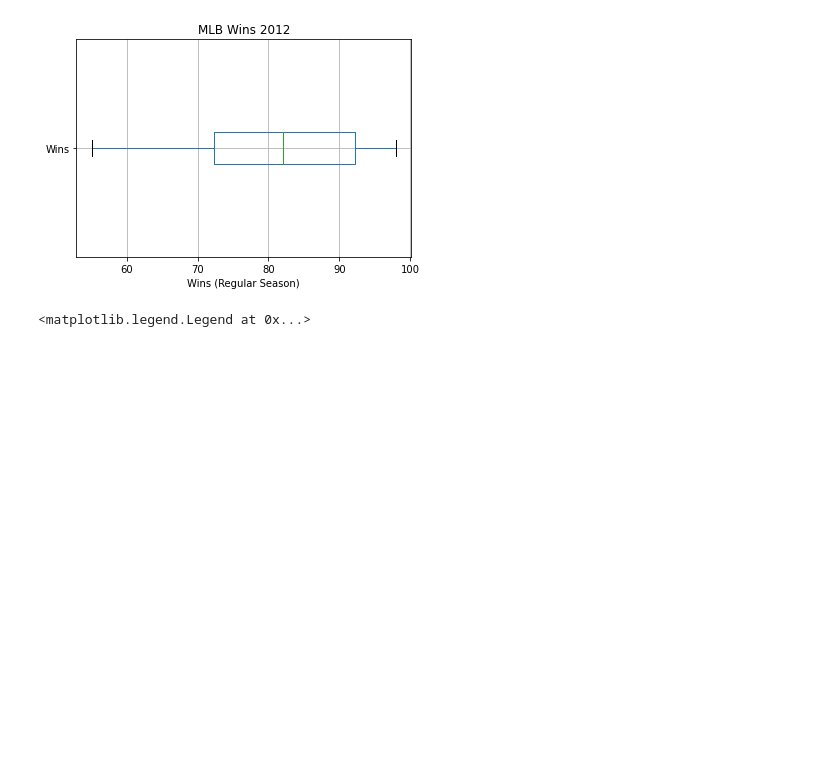
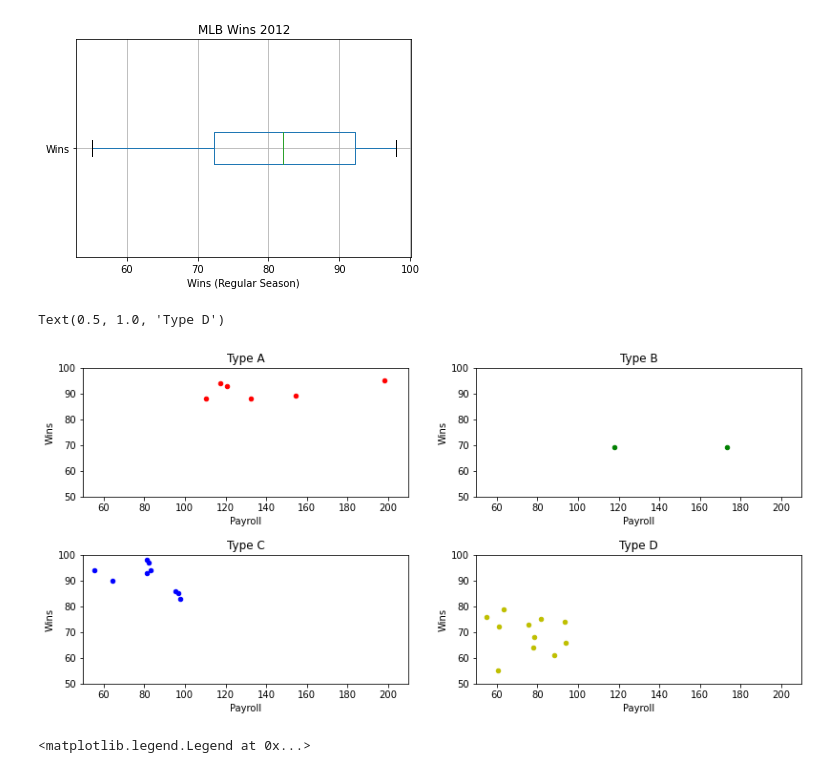
Before and after one commit to kabirjs/MLB-2012-Payroll-vs-Winrate-Analysis-, a Jupyter notebook: JupCode.ipynb, the cells around one changed output. Drawn from its saved outputs; the diff is of its cells as text; code cells hidden in the pictures; blank space fills up the shorter version.

```diff
--- a/JupCode.ipynb
+++ b/JupCode.ipynb
@@ -89,5 +89,30 @@ box2.set_xlabel("Wins (Regular Season)")
 # %% [output]
 Text(0.5, 0, 'Wins (Regular Season)')
 [figure]
+# %%
+TAData = pd.DataFrame(typeA)
+TBData = pd.DataFrame(typeB)
+TCData = pd.DataFrame(typeC)
+TDData = pd.DataFrame(typeD)
+
+fig, axes = plt.subplots(nrows = 2, ncols = 2, figsize = (12,6))
+fig.tight_layout(pad = 4)
+
+axA = TAData.plot(kind = 'scatter', x = 'Payroll', y = 'Wins', color = 'r', ax=axes[0,0], subplots=True,
+                  xlim = ([50,210]), ylim = ([50,100]))
+axB = TBData.plot(kind = 'scatter', x = 'Payroll', y = 'Wins', color = 'g', ax=axes[0,1], subplots=True,
+                  xlim = ([50,210]), ylim = ([50,100]))
+axC = TCData.plot(kind = 'scatter', x = 'Payroll', y = 'Wins', color = 'b', ax=axes[1,0], subplots=True,
+                  xlim = ([50,210]), ylim = ([50,100]))
+axD = TDData.plot(kind = 'scatter', x = 'Payroll', y = 'Wins', color = 'y', ax=axes[1,1], subplots=True,
+                  xlim = ([50,210]), ylim = ([50,100]))
+
+axes[0,0].set_title("Type A")
+axes[0,1].set_title("Type B")
+axes[1,0].set_title("Type C")
+axes[1,1].set_title("Type D")
+# %% [output]
+Text(0.5, 1.0, 'Type D')
+[figure, added]
 # %%
 # Scatter Plot for Different Groups
```
Also changed, not shown: parts of 1 cell of this notebook.
